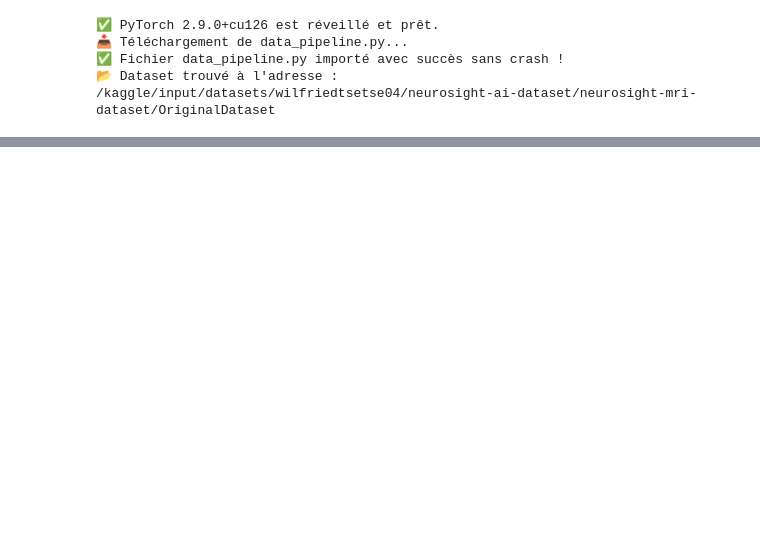
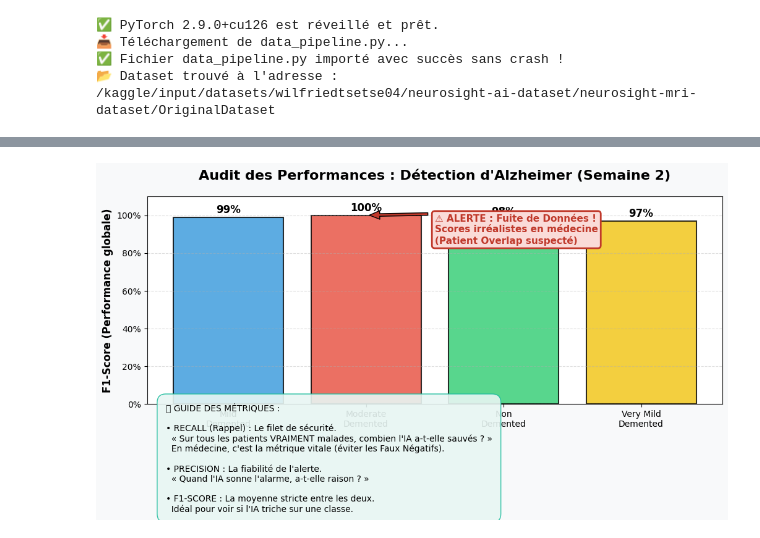
Before and after one commit to wekt2k04/NeuroSight_AI, a Jupyter notebook: notebooks/NeuroSight_Analysis.ipynb, the cells around one changed output, grey strips where cells are left out. Cells and saved outputs as stored; diff of their text form; code cells hidden in the pictures; blank space fills up the shorter version.

```diff
--- a/notebooks/NeuroSight_Analysis.ipynb
+++ b/notebooks/NeuroSight_Analysis.ipynb
@@ -103,0 +323,61 @@ plt.show()
+# %%
+import matplotlib.pyplot as plt
+import numpy as np
+
+# Les résultats de ton modèle (F1-Scores)
+classes = ['Mild\nDemented', 'Moderate\nDemented', 'Non\nDemented', 'Very Mild\nDemented']
+f1_scores = [0.99, 1.00, 0.98, 0.97]
+
+# Création d'une figure au design professionnel (style "Rapport Médical")
+fig, ax = plt.subplots(figsize=(12, 7))
+fig.patch.set_facecolor('#f8f9fa')
+ax.set_facecolor('#ffffff')
+
+# Barres de scores avec un dégradé de couleurs
+bars = ax.bar(classes, f1_scores, color=['#3498db', '#e74c3c', '#2ecc71', '#f1c40f'],
+              edgecolor='black', linewidth=1.5, alpha=0.8)
+
+# Ajout des valeurs au-dessus des barres
+for bar in bars:
+    yval = bar.get_height()
+    ax.text(bar.get_x() + bar.get_width()/2, yval + 0.01, f"{yval*100:.0f}%",
+            ha='center', va='bottom', fontsize=12, fontweight='bold')
+
+# --- L'EXPLICATION VISUELLE (LES FLÈCHES) ---
+
+# 1. La flèche d'alerte rouge sur le score de 100%
+ax.annotate('⚠️ ALERTE : Fuite de Données !\nScores irréalistes en médecine\n(Patient Overlap suspecté)',
+            xy=(1, 1.0), xycoords='data',
+            xytext=(1.5, 0.85), textcoords='data',
+            arrowprops=dict(facecolor='#c0392b', shrink=0.05, width=3, headwidth=10),
+            fontsize=11, fontweight='bold', color='#c0392b',
+            bbox=dict(boxstyle="round,pad=0.3", fc="#fadbd8", ec="#c0392b", lw=2))
+
+# 2. Panneau d'explication des Métriques pour Leila
+texte_metriques = (
+    "🧠 GUIDE DES MÉTRIQUES :\n\n"
+    "• RECALL (Rappel) : Le filet de sécurité.\n"
+    "  « Sur tous les patients VRAIMENT malades, combien l'IA a-t-elle sauvés ? »\n"
+    "  En médecine, c'est la métrique vitale (éviter les Faux Négatifs).\n\n"
+    "• PRECISION : La fiabilité de l'alerte.\n"
+    "  « Quand l'IA sonne l'alarme, a-t-elle raison ? »\n\n"
+    "• F1-SCORE : La moyenne stricte entre les deux.\n"
+    "  Idéal pour voir si l'IA triche sur une classe."
+)
+
+# Placement du panneau d'explication
+fig.text(0.15, 0.15, texte_metriques, fontsize=10,
+         bbox=dict(facecolor='#e8f6f3', edgecolor='#1abc9c', boxstyle='round,pad=1', alpha=0.9))
+
+# Finitions du graphique
+ax.set_ylim(0, 1.1)
+ax.set_yticks(np.arange(0, 1.1, 0.2))
+ax.set_yticklabels(['0%', '20%', '40%', '60%', '80%', '100%'])
+ax.set_ylabel("F1-Score (Performance globale)", fontsize=12, fontweight='bold')
+ax.set_title("Audit des Performances : Détection d'Alzheimer (Semaine 2)", fontsize=16, fontweight='heavy', pad=20)
+
+plt.subplots_adjust(bottom=0.4) # Fait de la place pour le texte
+plt.grid(axis='y', linestyle='--', alpha=0.4)
+plt.show()
+# %% [output]
+[figure, added]
```
Also changed, not shown: parts of 3 cells of this notebook.
